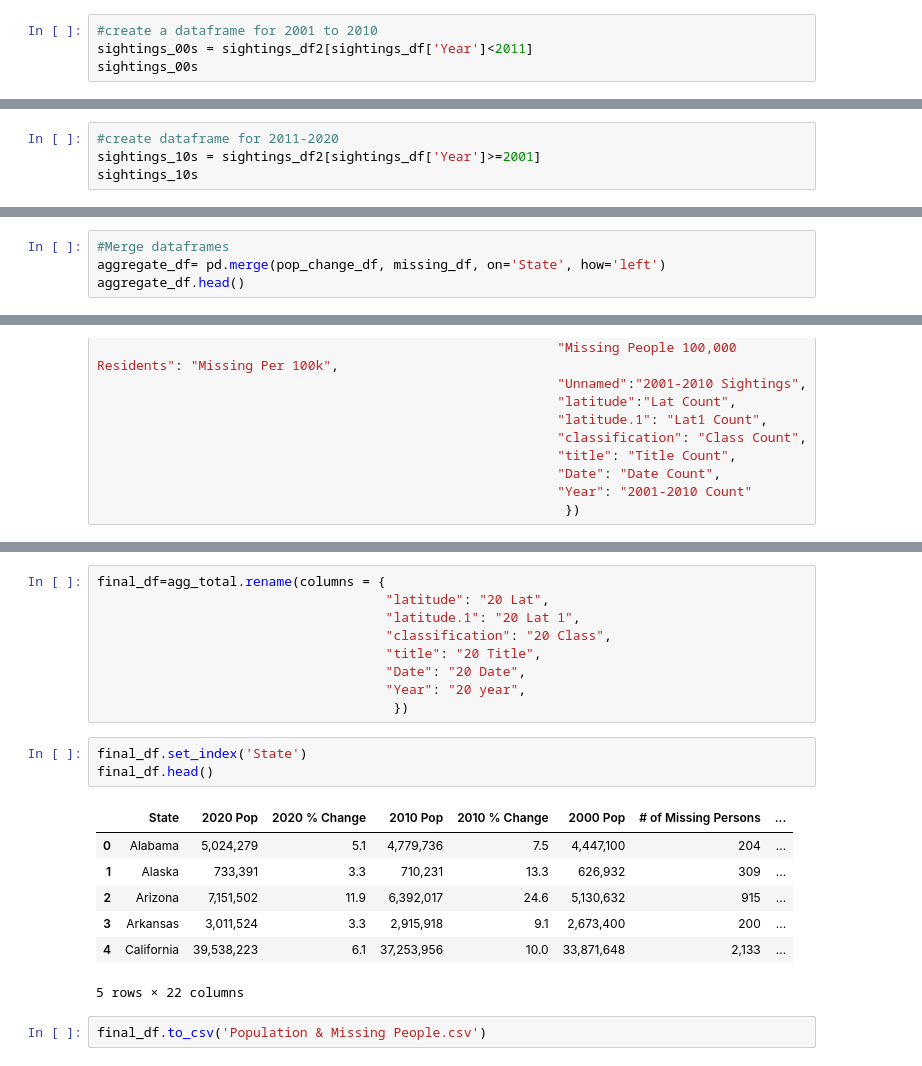
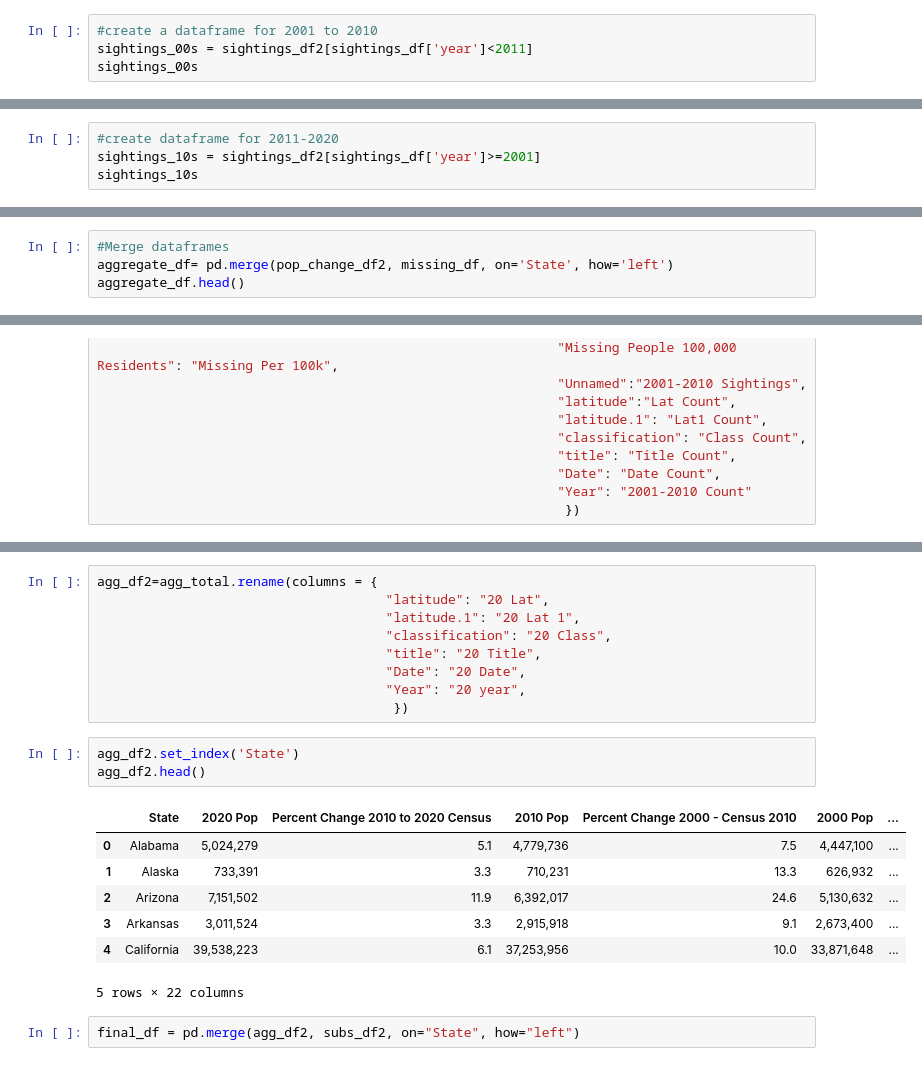
Before and after one commit to nvandriss/Where-Will-Big-Foot-Appear-Next, a Jupyter notebook: BigFoot Stats.ipynb, the cells around one changed output, grey strips where cells are left out. Drawn from its saved outputs; the diff is of its cells as text.

```diff
--- a/BigFoot Stats.ipynb
+++ b/BigFoot Stats.ipynb
@@ -83,5 +242,5 @@ sightings_df2
 # %%
 #create a dataframe for 2001 to 2010
-sightings_00s = sightings_df2[sightings_df['Year']<2011]
+sightings_00s = sightings_df2[sightings_df['year']<2011]
 sightings_00s
 # %% [output]
@@ -124,5 +275,5 @@ sightings_00s_state
 # %%
 #create dataframe for 2011-2020
-sightings_10s = sightings_df2[sightings_df['Year']>=2001]
+sightings_10s = sightings_df2[sightings_df['year']>=2001]
 sightings_10s
 # %% [output]
@@ -165,5 +316,5 @@ sightings_10s_state
 # %%
 #Merge dataframes
-aggregate_df= pd.merge(pop_change_df, missing_df, on='State', how='left')
+aggregate_df= pd.merge(pop_change_df2, missing_df, on='State', how='left')
 aggregate_df.head()
 # %% [output]
@@ -213,6 +364,6 @@ agg_total.head()
 5 rows × 22 columns
 # %%
-final_df=agg_total.rename(columns = {
+agg_df2=agg_total.rename(columns = {
                                      "latitude": "20 Lat",
                                      "latitude.1": "20 Lat 1",
                                      "classification": "20 Class",
@@ -221,18 +372,18 @@ final_df=agg_total.rename(columns = {
                                      "Year": "20 year",
                                       })
 # %%
-final_df.set_index('State')
-final_df.head()
+agg_df2.set_index('State')
+agg_df2.head()
 # %% [output]
-|  | State | 2020 Pop | 2020 % Change | 2010 Pop | 2010 % Change | 2000 Pop | # of Missing Persons | ... |
-| 0 | Alabama | 5,024,279 | 5.1 | 4,779,736 | 7.5 | 4,447,100 | 204 | ... |
-| 1 | Alaska | 733,391 | 3.3 | 710,231 | 13.3 | 626,932 | 309 | ... |
-| 2 | Arizona | 7,151,502 | 11.9 | 6,392,017 | 24.6 | 5,130,632 | 915 | ... |
-| 3 | Arkansas | 3,011,524 | 3.3 | 2,915,918 | 9.1 | 2,673,400 | 200 | ... |
-| 4 | California | 39,538,223 | 6.1 | 37,253,956 | 10.0 | 33,871,648 | 2,133 | ... |
+|  | State | 2020 Pop | Percent Change 2010 to 2020 Census | 2010 Pop | Percent Change 2000 - Census 2010 | 2000 Pop | ... |
+| 0 | Alabama | 5,024,279 | 5.1 | 4,779,736 | 7.5 | 4,447,100 | ... |
+| 1 | Alaska | 733,391 | 3.3 | 710,231 | 13.3 | 626,932 | ... |
+| 2 | Arizona | 7,151,502 | 11.9 | 6,392,017 | 24.6 | 5,130,632 | ... |
+| 3 | Arkansas | 3,011,524 | 3.3 | 2,915,918 | 9.1 | 2,673,400 | ... |
+| 4 | California | 39,538,223 | 6.1 | 37,253,956 | 10.0 | 33,871,648 | ... |
 5 rows × 22 columns
-# %%
-final_df.to_csv('Population & Missing People.csv')
+# %%
+final_df = pd.merge(agg_df2, subs_df2, on="State", how="left")
 # %%
 #Change NaN values to zero
 bf_final = final_df.fillna(0)
```
Also changed, not shown: parts of 26 cells of this notebook.
